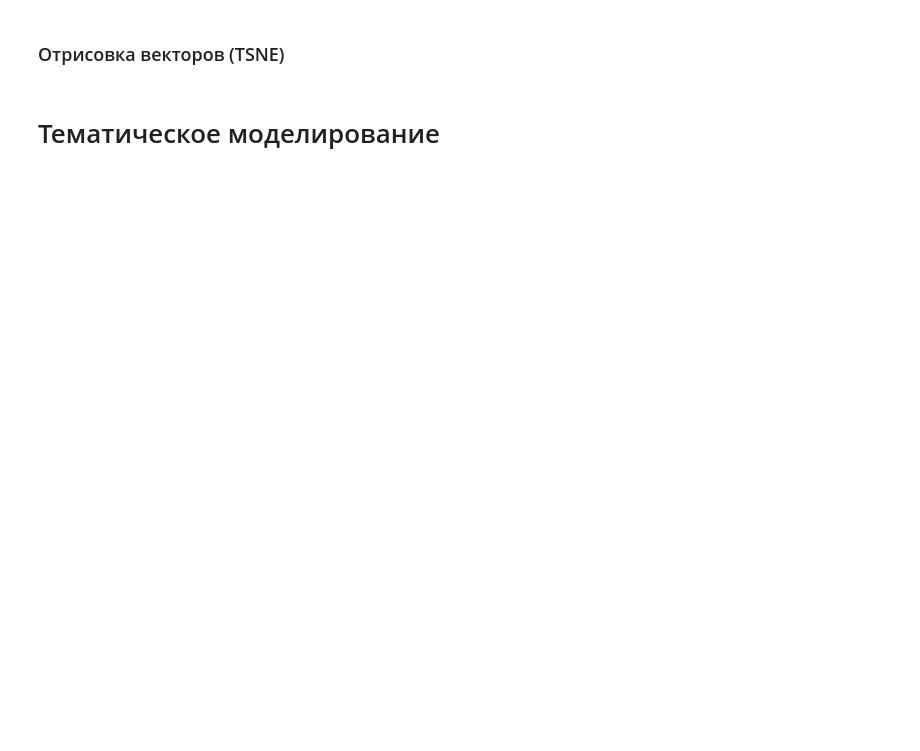
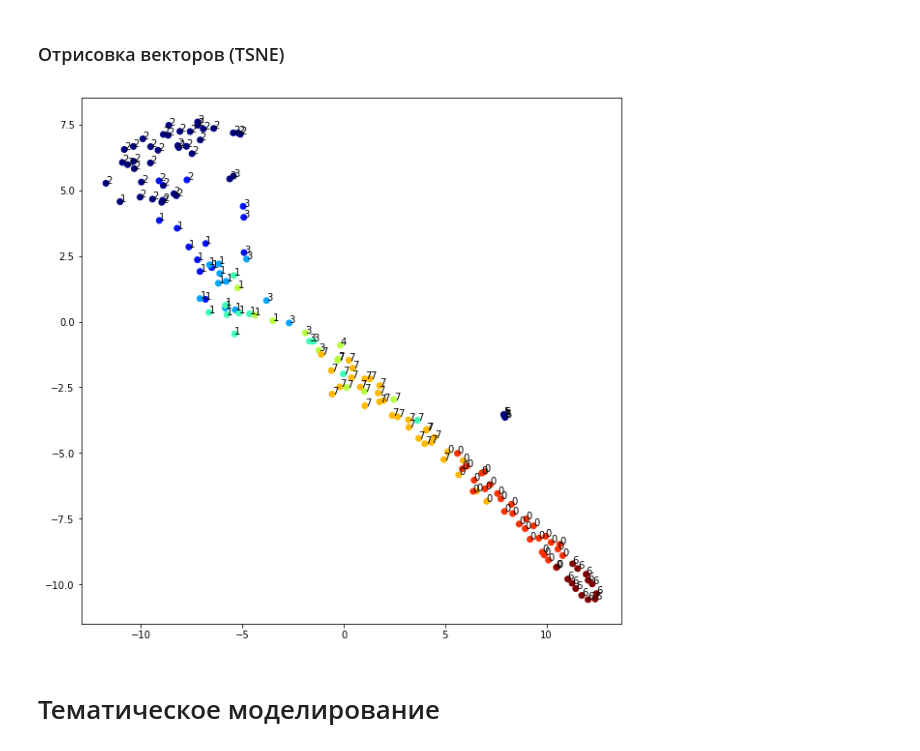
Before and after one commit to ddnovikov/gw-nlp, a Jupyter notebook: gw_main.ipynb, the cells around one changed output. Cells and saved outputs as stored; diff of their text form; code cells hidden in the pictures; blank space fills up the shorter version.

```diff
--- a/gw_main.ipynb
+++ b/gw_main.ipynb
@@ -187,13 +324,15 @@ plt.show()
 # %%
 X = TSNE(n_components=2).fit_transform(model.docvecs.vectors_docs)
 
 plt.figure(figsize=(10, 10))
 plt.scatter(X[:, 0], X[:, 1], c=true_labels, cmap='jet')
 
-for label, x, y in zip(pred_labels, X[:, 0], X[:, 1]):
+for label, x, y in zip(pred_labels_sc, X[:, 0], X[:, 1]):
     plt.annotate(label, xy=(x, y))
 
 plt.show()
+# %% [output]
+[figure, added]
 # %%
 del model, X, train_corpus, true_labels
 # %% [markdown]
```
Also changed, not shown: parts of 43 cells of this notebook, 2 other files.
